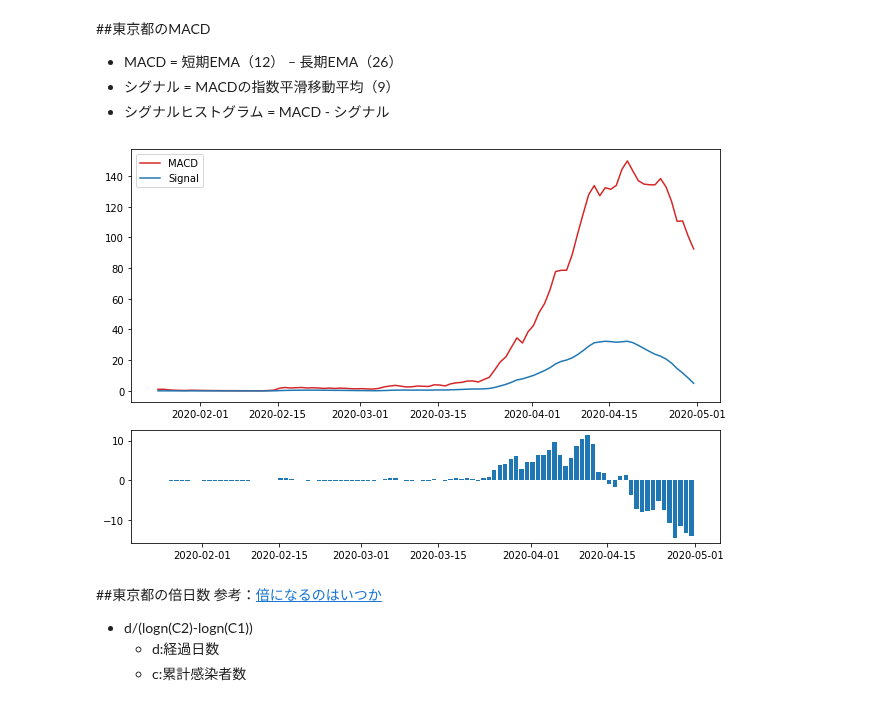
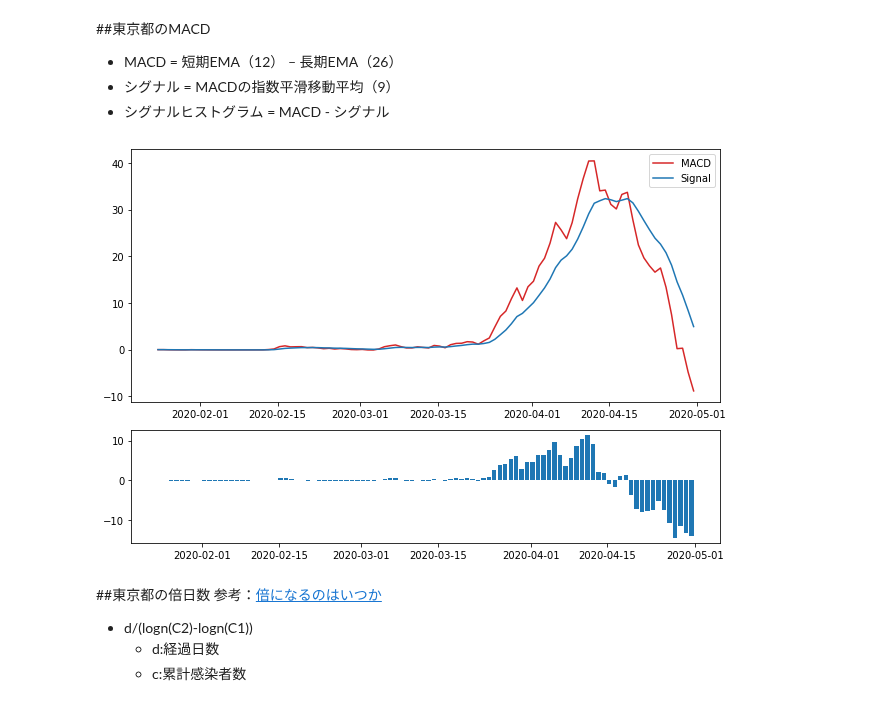
Before and after one commit to pekopeko1/covid-19, a Jupyter notebook: covid_19.ipynb, the cells around one changed output. Saved outputs shown, nothing was run; the diff lists cells and outputs as text; code cells hidden in the pictures.

```diff
--- a/covid_19.ipynb
+++ b/covid_19.ipynb
@@ -87,14 +87,14 @@ macdhist_data = list(np.array(macd_data) - np.array(signal_data))
 # %%
 fig = plt.figure(figsize=(9,6))
 ax1 = plt.subplot2grid((3,1), (0,0), rowspan=2)
 ax2 = plt.subplot2grid((3,1), (2,0))
-ax1.plot(date_data, ema12_data, c='C3', mew='3', label='MACD')
+ax1.plot(date_data, macd_data, c='C3', mew='3', label='MACD')
 ax1.plot(date_data, signal_data, c='C0', mew='3', label='Signal')
 ax1.legend()
 ax2.bar(date_data, macdhist_data)
 fig.tight_layout()
 # %% [output]
-[figure, old version]
+[figure, new version]
 # %% [markdown]
 ##東京都の倍日数
 参考：[倍になるのはいつか](https://note.com/ogatahisato/n/nc72e01b64a7c)
```
Also changed, not shown: parts of 4 cells of this notebook.
